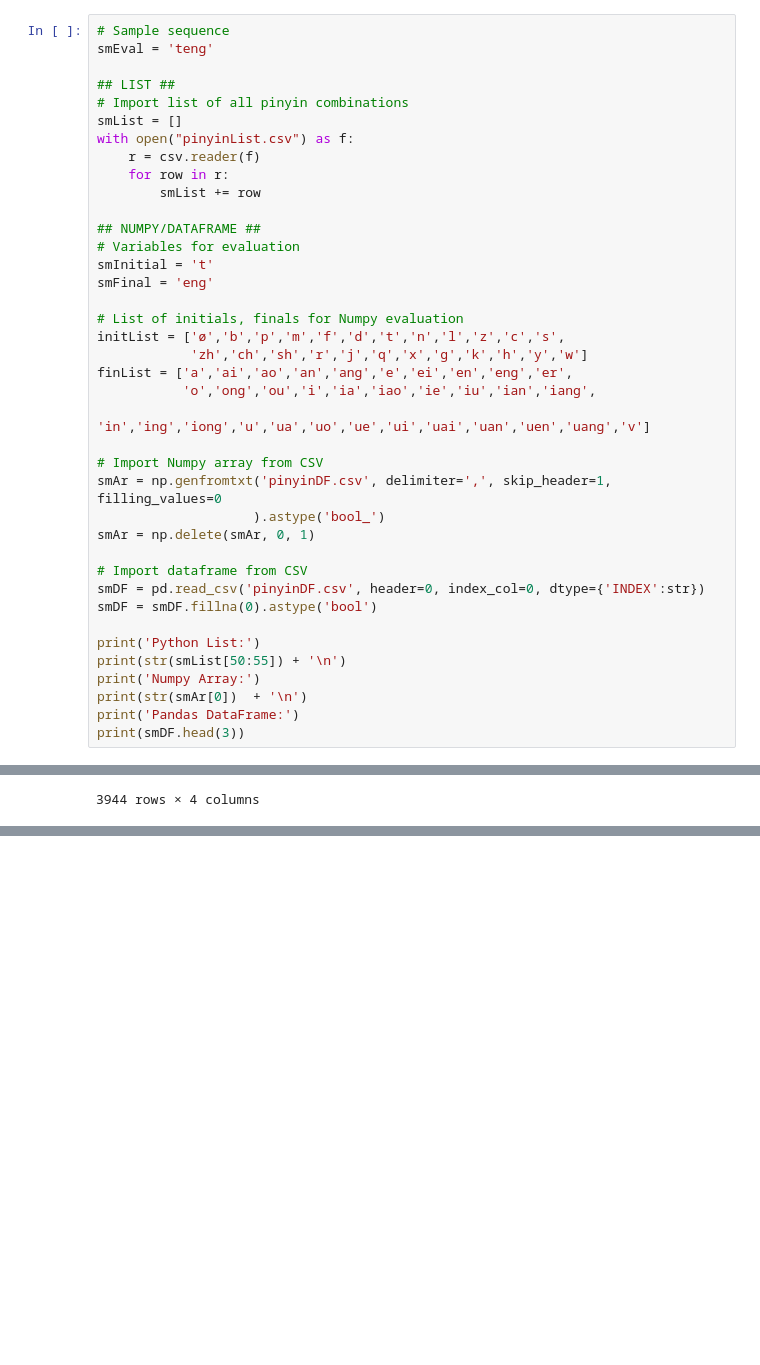
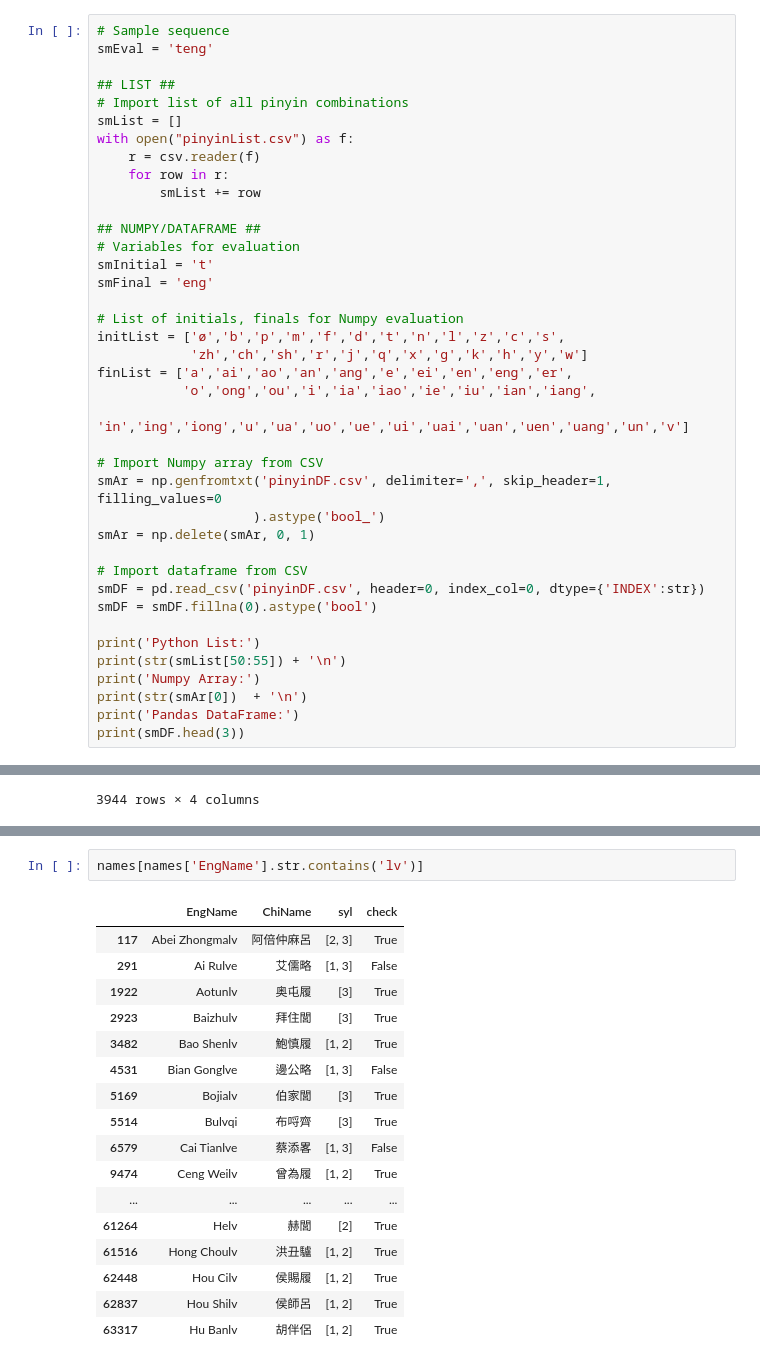
Before and after one commit to JHGFD82/ChineseSyllableCountGeneratorDraftNotes, a Jupyter notebook: Pinyin Syllable Count Generator.ipynb, the cells around one changed output, grey strips where cells are left out. Saved outputs shown, nothing was run; the diff lists cells and outputs as text; blank space fills up the shorter version.

```diff
--- a/Pinyin Syllable Count Generator.ipynb
+++ b/Pinyin Syllable Count Generator.ipynb
@@ -40,7 +40,7 @@ initList = ['ø','b','p','m','f','d','t','n','l','z','c','s',
             'zh','ch','sh','r','j','q','x','g','k','h','y','w']
 finList = ['a','ai','ao','an','ang','e','ei','en','eng','er',
            'o','ong','ou','i','ia','iao','ie','iu','ian','iang',
-           'in','ing','iong','u','ua','uo','ue','ui','uai','uan','uen','uang','v']
+           'in','ing','iong','u','ua','uo','ue','ui','uai','uan','uen','uang','un','v']
 
 # Import Numpy array from CSV
 smAr = np.genfromtxt('pinyinDF.csv', delimiter=',', skip_header=1, filling_values=0
@@ -294,0 +268,20 @@ finList[:]
+# %%
+names[names['EngName'].str.contains('lv')]
+# %% [output]
+|  | EngName | ChiName | syl | check |
+| 117 | Abei Zhongmalv | 阿倍仲麻呂 | [2, 3] | True |
+| 291 | Ai Rulve | 艾儒略 | [1, 3] | False |
+| 1922 | Aotunlv | 奥屯履 | [3] | True |
+| 2923 | Baizhulv | 拜住閭 | [3] | True |
+| 3482 | Bao Shenlv | 鮑慎履 | [1, 2] | True |
+| 4531 | Bian Gonglve | 邊公略 | [1, 3] | False |
+| 5169 | Bojialv | 伯家閭 | [3] | True |
+| 5514 | Bulvqi | 布哷齊 | [3] | True |
+| 6579 | Cai Tianlve | 蔡添畧 | [1, 3] | False |
+| 9474 | Ceng Weilv | 曾為履 | [1, 2] | True |
+| ... | ... | ... | ... | ... |
+| 61264 | Helv | 赫閭 | [2] | True |
+| 61516 | Hong Choulv | 洪丑驢 | [1, 2] | True |
+| 62448 | Hou Cilv | 侯賜履 | [1, 2] | True |
+| 62837 | Hou Shilv | 侯師呂 | [1, 2] | True |
+| 63317 | Hu Banlv | 胡伴侶 | [1, 2] | True |
```
Also changed, not shown: parts of 3 cells of this notebook, 2 other files.
